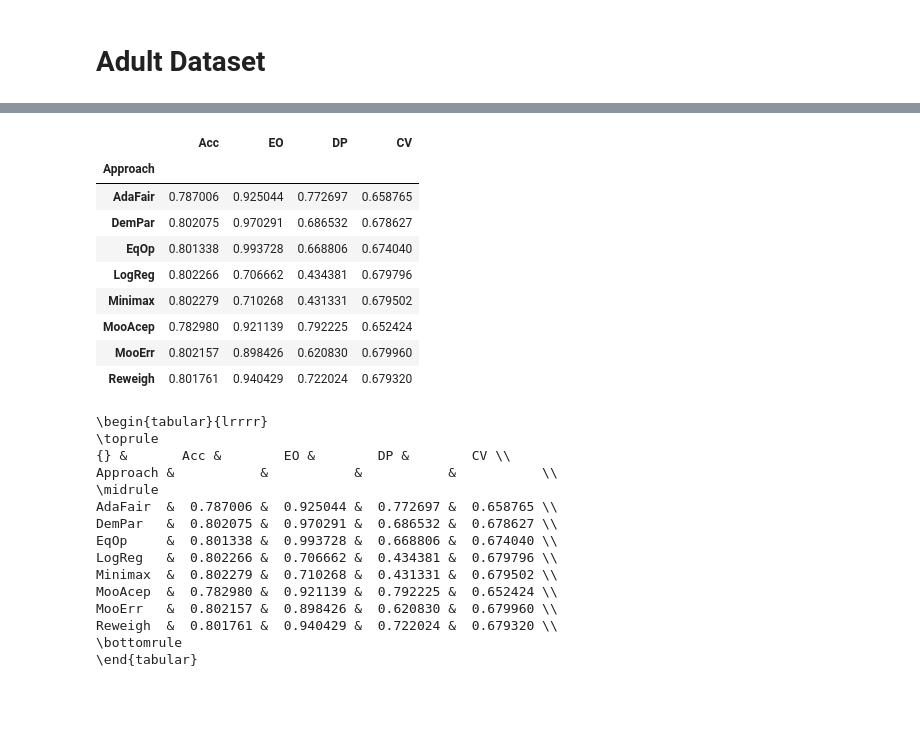
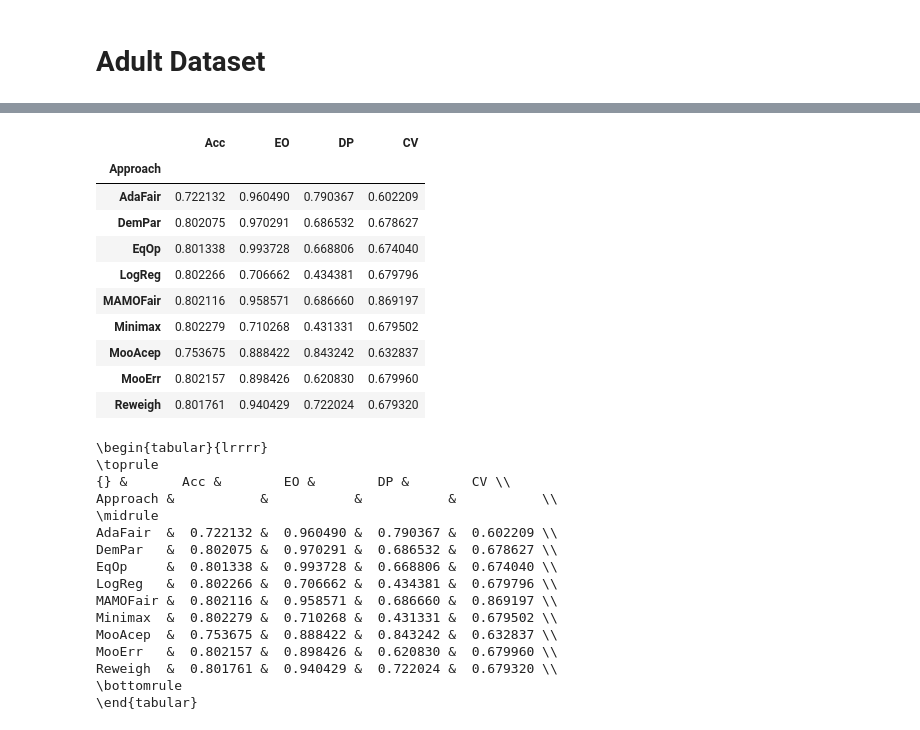
Before and after one commit to viguardieiro/moopt_fairness, a Jupyter notebook: Experimento - Comparativo.ipynb, the cells around one changed output, grey strips where cells are left out. Cells and saved outputs as stored; diff of their text form; code cells hidden in the pictures; blank space fills up the shorter version.

Commit message:
Run Exp Comparativo with MAMOFair

```diff
--- a/Experimento - Comparativo.ipynb
+++ b/Experimento - Comparativo.ipynb
@@ -356,33 +180,35 @@ patience counter: 199 total iterations: 201
 # %%
-results_mean = kfold_results.groupby('Approach').mean()
+adult_results_mean = kfold_results.groupby('Approach').mean()
-# %%
-results_mean
-# %% [output]
-|  | Acc | EO | DP | CV |
-| Approach |  |  |  |  |
-| AdaFair | 0.787006 | 0.925044 | 0.772697 | 0.658765 |
-| DemPar | 0.802075 | 0.970291 | 0.686532 | 0.678627 |
-| EqOp | 0.801338 | 0.993728 | 0.668806 | 0.674040 |
-| LogReg | 0.802266 | 0.706662 | 0.434381 | 0.679796 |
-| Minimax | 0.802279 | 0.710268 | 0.431331 | 0.679502 |
-| MooAcep | 0.782980 | 0.921139 | 0.792225 | 0.652424 |
-| MooErr | 0.802157 | 0.898426 | 0.620830 | 0.679960 |
-| Reweigh | 0.801761 | 0.940429 | 0.722024 | 0.679320 |
+# %%
+adult_results_mean
+# %% [output]
+|  | Acc | EO | DP | CV |
+| Approach |  |  |  |  |
+| AdaFair | 0.722132 | 0.960490 | 0.790367 | 0.602209 |
+| DemPar | 0.802075 | 0.970291 | 0.686532 | 0.678627 |
+| EqOp | 0.801338 | 0.993728 | 0.668806 | 0.674040 |
+| LogReg | 0.802266 | 0.706662 | 0.434381 | 0.679796 |
+| MAMOFair | 0.802116 | 0.958571 | 0.686660 | 0.869197 |
+| Minimax | 0.802279 | 0.710268 | 0.431331 | 0.679502 |
+| MooAcep | 0.753675 | 0.888422 | 0.843242 | 0.632837 |
+| MooErr | 0.802157 | 0.898426 | 0.620830 | 0.679960 |
+| Reweigh | 0.801761 | 0.940429 | 0.722024 | 0.679320 |
 # %%
-results_mean.to_csv('results/exp_comparative/adult.csv')
-print(results_mean.to_latex())
+adult_results_mean.to_csv('results/exp_comparative/adult.csv')
+print(adult_results_mean.to_latex())
 # %% [output]
 \begin{tabular}{lrrrr}
 \toprule
 {} &       Acc &        EO &        DP &        CV \\
 Approach &           &           &           &           \\
 \midrule
-AdaFair  &  0.787006 &  0.925044 &  0.772697 &  0.658765 \\
+AdaFair  &  0.722132 &  0.960490 &  0.790367 &  0.602209 \\
 DemPar   &  0.802075 &  0.970291 &  0.686532 &  0.678627 \\
 EqOp     &  0.801338 &  0.993728 &  0.668806 &  0.674040 \\
 LogReg   &  0.802266 &  0.706662 &  0.434381 &  0.679796 \\
+MAMOFair &  0.802116 &  0.958571 &  0.686660 &  0.869197 \\
 Minimax  &  0.802279 &  0.710268 &  0.431331 &  0.679502 \\
-MooAcep  &  0.782980 &  0.921139 &  0.792225 &  0.652424 \\
+MooAcep  &  0.753675 &  0.888422 &  0.843242 &  0.632837 \\
 MooErr   &  0.802157 &  0.898426 &  0.620830 &  0.679960 \\
 Reweigh  &  0.801761 &  0.940429 &  0.722024 &  0.679320 \\
 \bottomrule
```
Also changed, not shown: parts of 8 cells of this notebook, 1 other file.
